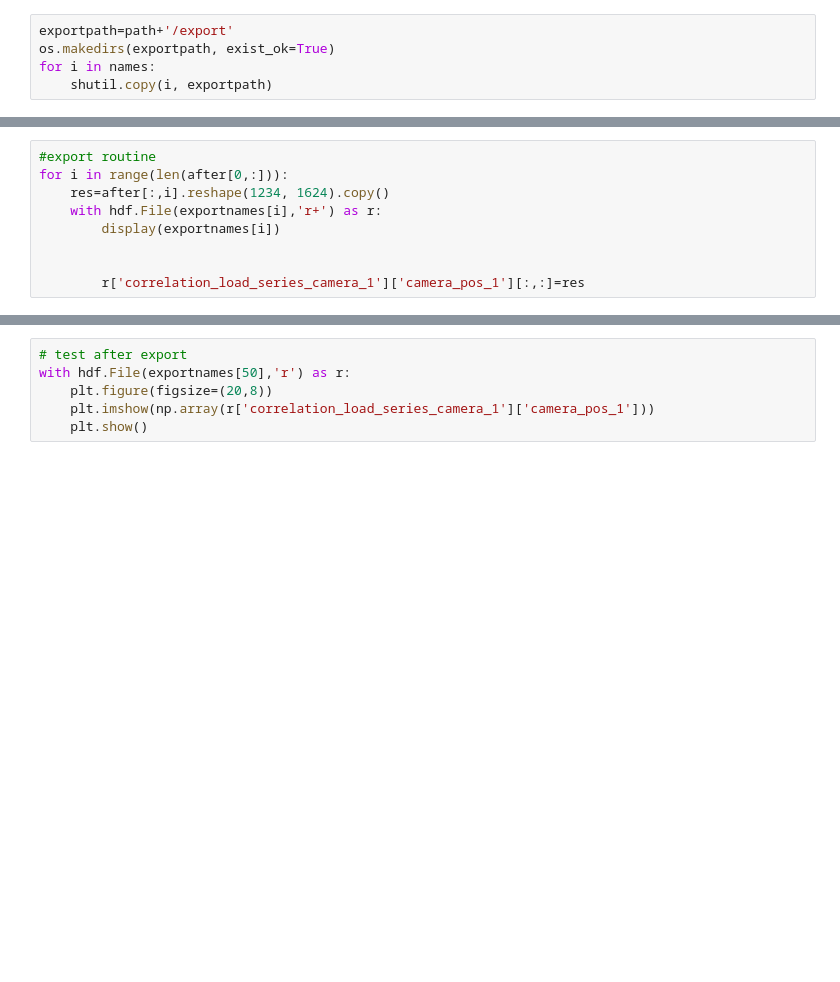
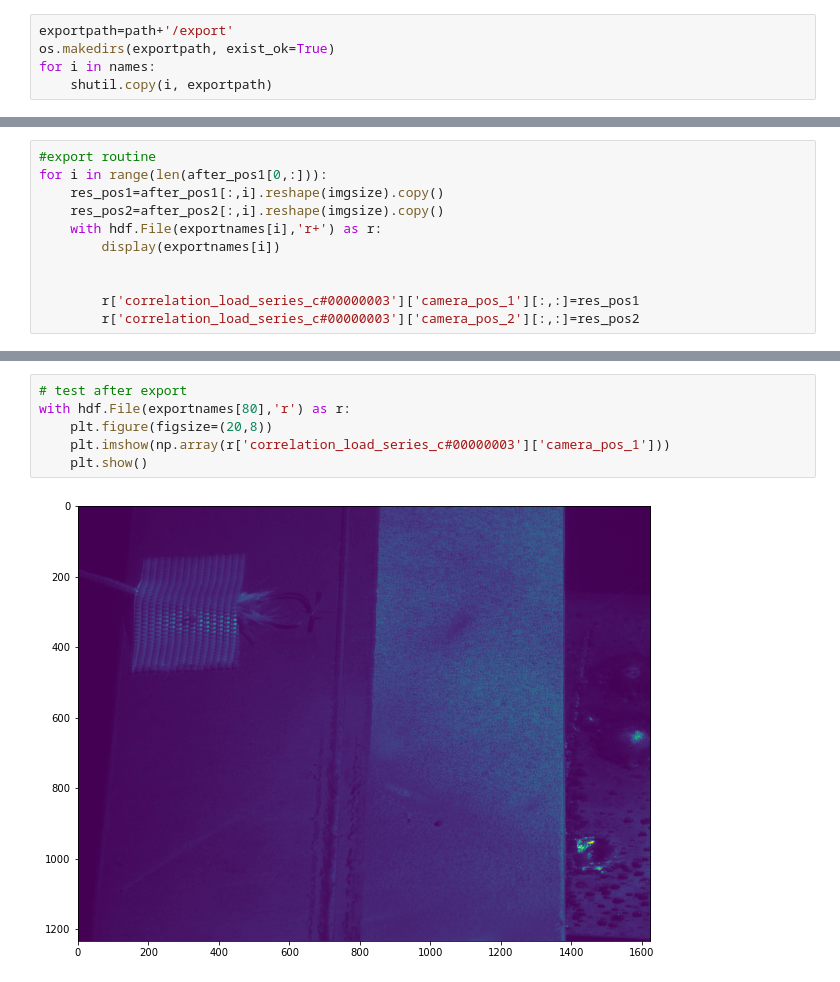
Before and after one commit to KMDE-10/DIC, a Jupyter notebook: XRAY.ipynb, the cells around one changed output, grey strips where cells are left out. Cells and saved outputs as stored; diff of their text form; blank space fills up the shorter version.

```diff
--- a/XRAY.ipynb
+++ b/XRAY.ipynb
@@ -143,9 +243,11 @@ with hdf.File(exportnames[50],'r') as r:
 # %%
 #export routine
-for i in range(len(after[0,:])):
-    res=after[:,i].reshape(1234, 1624).copy()
+for i in range(len(after_pos1[0,:])):
+    res_pos1=after_pos1[:,i].reshape(imgsize).copy()
+    res_pos2=after_pos2[:,i].reshape(imgsize).copy()
     with hdf.File(exportnames[i],'r+') as r:
         display(exportnames[i])
 
 
-        r['correlation_load_series_camera_1']['camera_pos_1'][:,:]=res
+        r['correlation_load_series_c#00000003']['camera_pos_1'][:,:]=res_pos1
+        r['correlation_load_series_c#00000003']['camera_pos_2'][:,:]=res_pos2
@@ -152,6 +268,8 @@ for i in range(len(after[0,:])):
 # %%
 # test after export
-with hdf.File(exportnames[50],'r') as r:
+with hdf.File(exportnames[80],'r') as r:
     plt.figure(figsize=(20,8))
-    plt.imshow(np.array(r['correlation_load_series_camera_1']['camera_pos_1']))
+    plt.imshow(np.array(r['correlation_load_series_c#00000003']['camera_pos_1']))
     plt.show()
+# %% [output]
+[figure, added]
```
Also changed, not shown: parts of 13 cells of this notebook.
